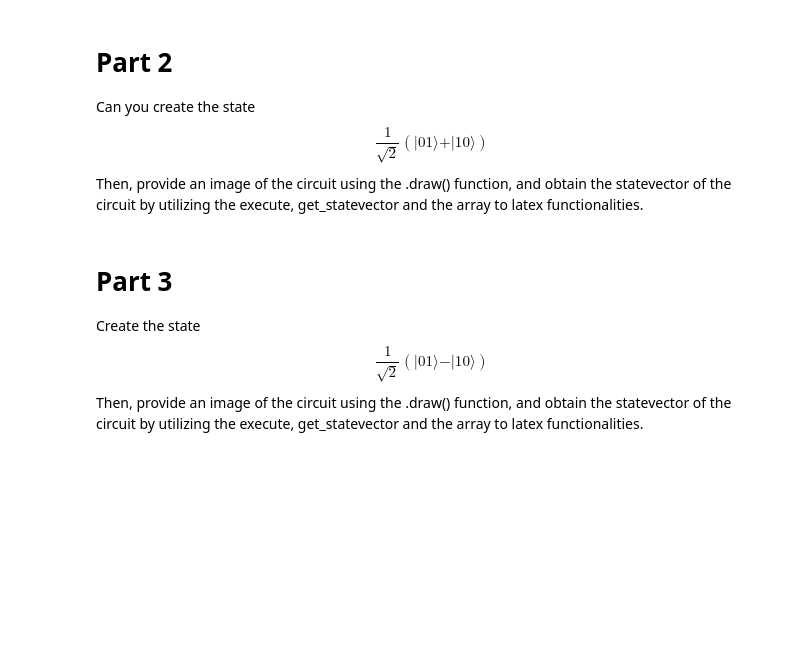
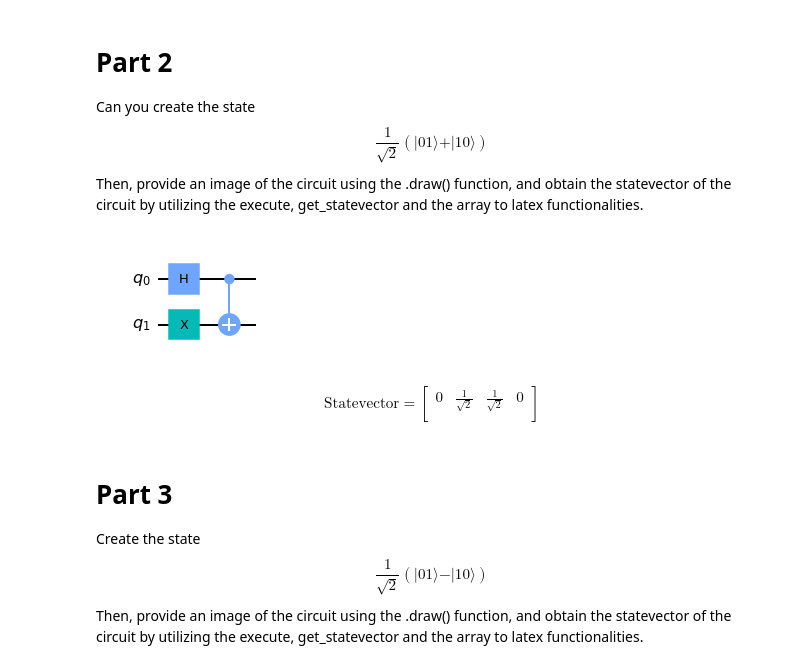
Before and after one commit to amandasutrisno/twqs-101, a Jupyter notebook: quantum-teleportation-lab.ipynb, the cells around one changed output. Cells and saved outputs as stored; diff of their text form; code cells hidden in the pictures; blank space fills up the shorter version.

```diff
--- a/quantum-teleportation-lab.ipynb
+++ b/quantum-teleportation-lab.ipynb
@@ -169,3 +239,34 @@ Can you create the state $$\frac{1}{\sqrt{2}}\left(\vert01\rangle + \vert10\rang
+# %%
+from qiskit import QuantumCircuit, Aer, assemble
+mycircuit = QuantumCircuit(2)
+mycircuit.h(0)
+mycircuit.x(1)
+mycircuit.cx(0,1)
+mycircuit.draw('mpl')
+# %% [output]
+[figure, added]
+# %%
+from qiskit import QuantumCircuit, Aer, assemble
+mycircuit = QuantumCircuit(2)
+mycircuit.h(0)
+mycircuit.x(1)
+mycircuit.cx(0,1)
+mycircuit.draw('mpl')
+
+svsim = Aer.get_backend('aer_simulator')
+mycircuit.save_statevector()
+qobj = assemble(mycircuit)
+final_state = svsim.run(qobj).result().get_statevector()
+
+from qiskit.visualization import array_to_latex
+array_to_latex(final_state, prefix="\\text{Statevector} = ")
+# %% [output]
+$$
+\text{Statevector} =
+\begin{bmatrix}
+0 & \tfrac{1}{\sqrt{2}} & \tfrac{1}{\sqrt{2}} & 0  \\
+ \end{bmatrix}
+$$
 # %% [markdown]
 # Part 3
 
```
Also changed, not shown: parts of 31 cells of this notebook.
